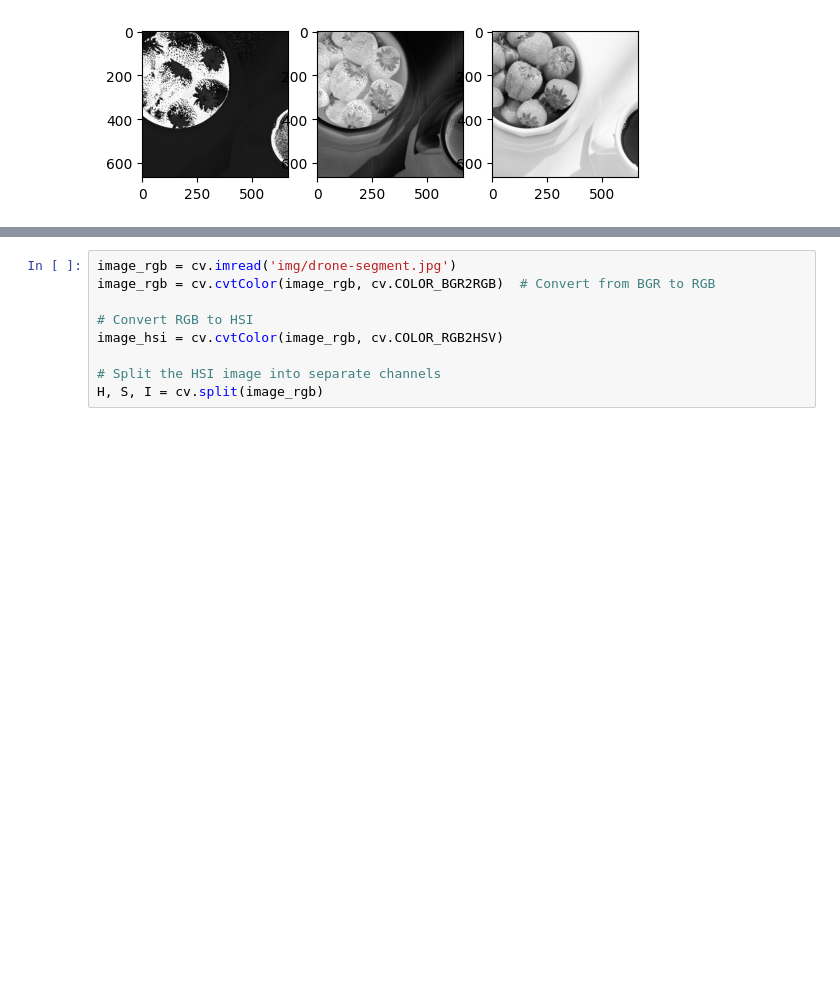
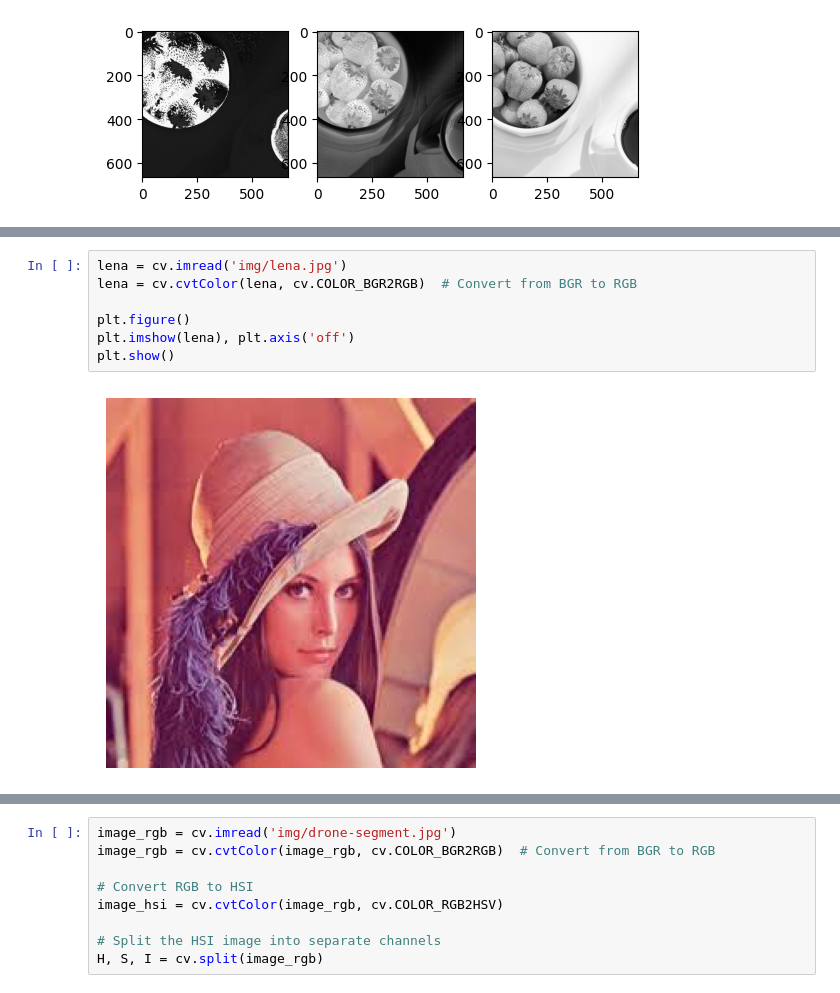
Before and after one commit to ciiram/image-processing, a Jupyter notebook: lecture-07.ipynb, the cells around one changed output, grey strips where cells are left out. Drawn from its saved outputs; the diff is of its cells as text; blank space fills up the shorter version.

```diff
--- a/lecture-07.ipynb
+++ b/lecture-07.ipynb
@@ -69,0 +95,9 @@ plt.imshow(I, cmap='gray')
+# %%
+lena = cv.imread('img/lena.jpg')
+lena = cv.cvtColor(lena, cv.COLOR_BGR2RGB)  # Convert from BGR to RGB
+
+plt.figure()
+plt.imshow(lena), plt.axis('off')
+plt.show()
+# %% [output]
+[figure, added]
```
Also changed, not shown: parts of 14 cells of this notebook, 4 other files.
